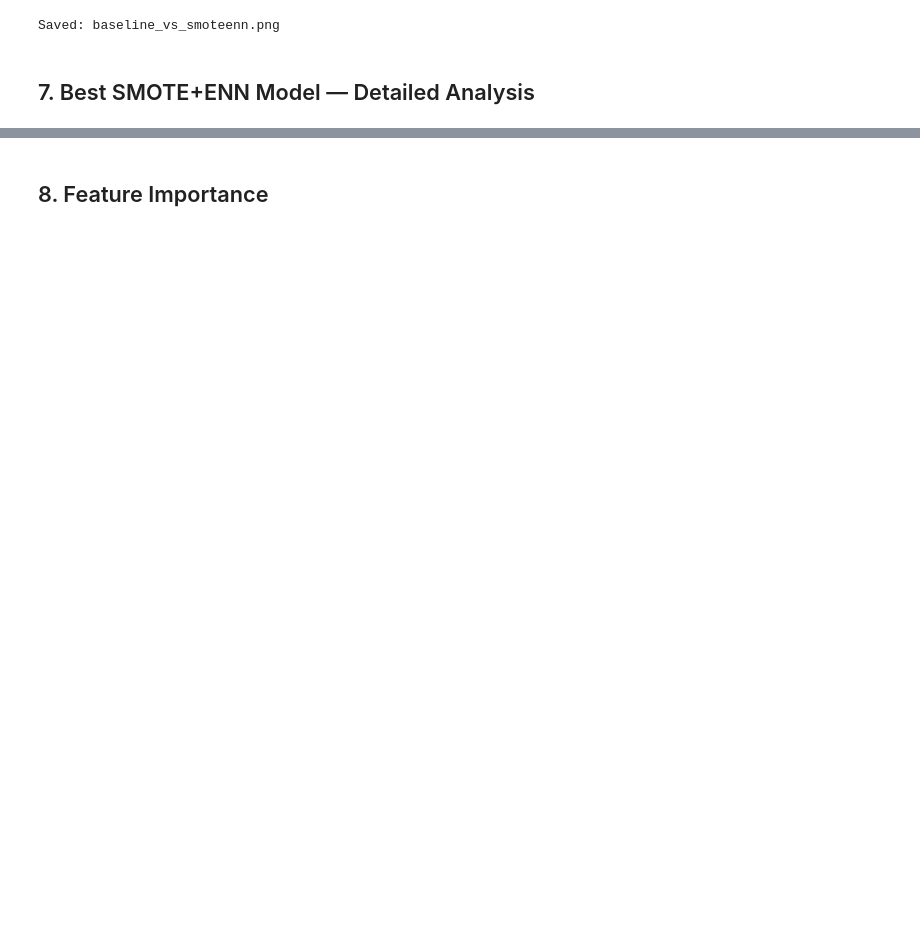
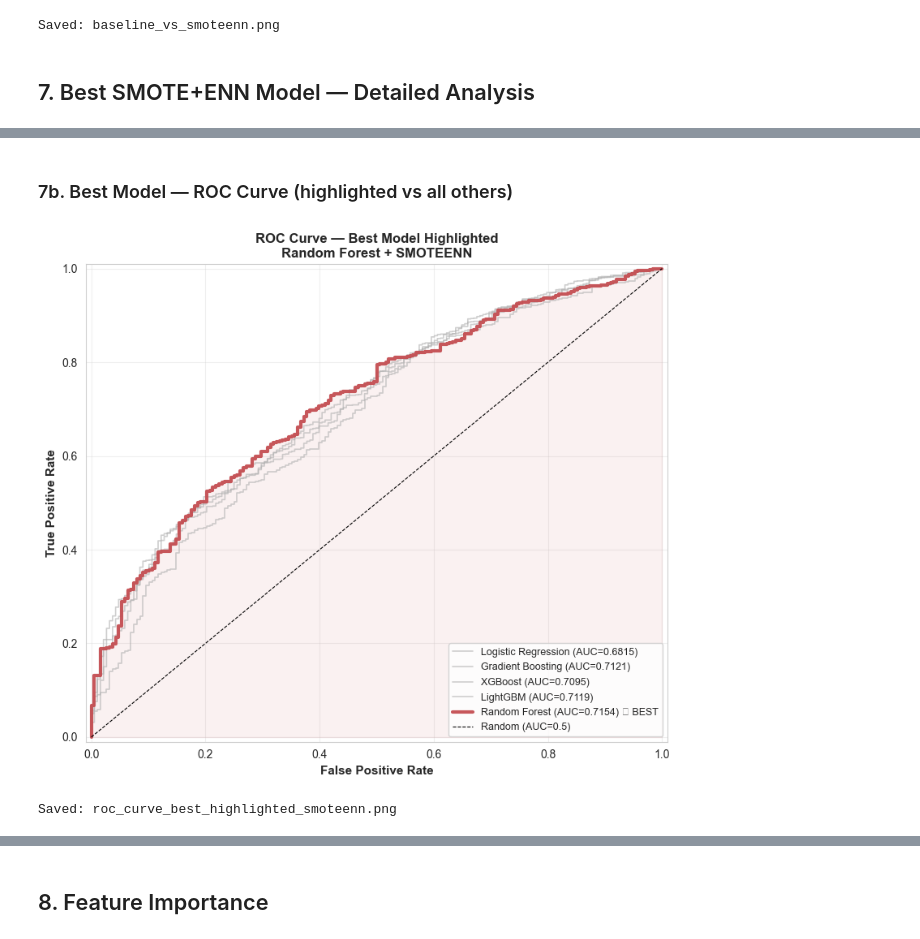
Before and after one commit to VladTemp27/TB-DOTS-CAR-CDSS, a Jupyter notebook: non-temporal/improved_models_with_smote_enn.ipynb, the cells around one changed output, grey strips where cells are left out. Saved outputs shown, nothing was run; the diff lists cells and outputs as text; code cells hidden in the pictures; blank space fills up the shorter version.

```diff
--- a/non-temporal/improved_models_with_smote_enn.ipynb
+++ b/non-temporal/improved_models_with_smote_enn.ipynb
@@ -1100,0 +1166,48 @@ Saved: confusion_matrix_best_smoteenn.png
+# %% [markdown]
+### 7b. Best Model — ROC Curve (highlighted vs all others)
+# %%
+# ── ROC Curve — Best model highlighted vs all others ──────────────────────
+fig, ax = plt.subplots(figsize=(8, 7))
+
+roc_colors = {'Random Forest + SMOTEENN': '#C44E52',
+              'Gradient Boosting + SMOTEENN': '#B0B0B0',
+              'LightGBM + SMOTEENN': '#B0B0B0',
+              'XGBoost + SMOTEENN': '#B0B0B0',
+              'Logistic Regression + SMOTEENN': '#B0B0B0'}
+
+# Plot non-best models first (gray, thin)
+for name, pipe in imp_trained_pipelines.items():
+    if name == best_imp_name:
+        continue
+    proba = pipe.predict_proba(X_test)[:, 1]
+    fpr, tpr, _ = roc_curve(y_test, proba)
+    auc = roc_auc_score(y_test, proba)
+    short = name.replace(' + SMOTEENN', '')
+    ax.plot(fpr, tpr, color='#B0B0B0', linewidth=1.2, alpha=0.6,
+            label=f'{short} (AUC={auc:.4f})')
+
+# Plot best model (bold, red)
+fpr_best, tpr_best, _ = roc_curve(y_test, y_proba_best)
+auc_best = roc_auc_score(y_test, y_proba_best)
+short_best = best_imp_name.replace(' + SMOTEENN', '')
+ax.plot(fpr_best, tpr_best, color='#C44E52', linewidth=3, alpha=0.95,
+        label=f'{short_best} (AUC={auc_best:.4f}) ★ BEST')
+ax.fill_between(fpr_best, tpr_best, alpha=0.08, color='#C44E52')
+
+ax.plot([0, 1], [0, 1], 'k--', linewidth=0.8, label='Random (AUC=0.5)')
+ax.set_xlabel('False Positive Rate', fontweight='bold', fontsize=11)
+ax.set_ylabel('True Positive Rate', fontweight='bold', fontsize=11)
+ax.set_title(f'ROC Curve — Best Model Highlighted\n{best_imp_name}',
+             fontweight='bold', fontsize=12)
+ax.legend(loc='lower right', fontsize=9)
+ax.grid(alpha=0.3)
+ax.set_xlim([-0.01, 1.01])
+ax.set_ylim([-0.01, 1.01])
+
+plt.tight_layout()
+plt.savefig('smoteenn_outputs/images/roc_curve_best_highlighted_smoteenn.png', dpi=150, bbox_inches='tight')
+plt.show()
+print('Saved: roc_curve_best_highlighted_smoteenn.png')
+# %% [output]
+[figure, added]
+Saved: roc_curve_best_highlighted_smoteenn.png
```
Also changed, not shown: parts of 22 cells of this notebook, 18 other files.
